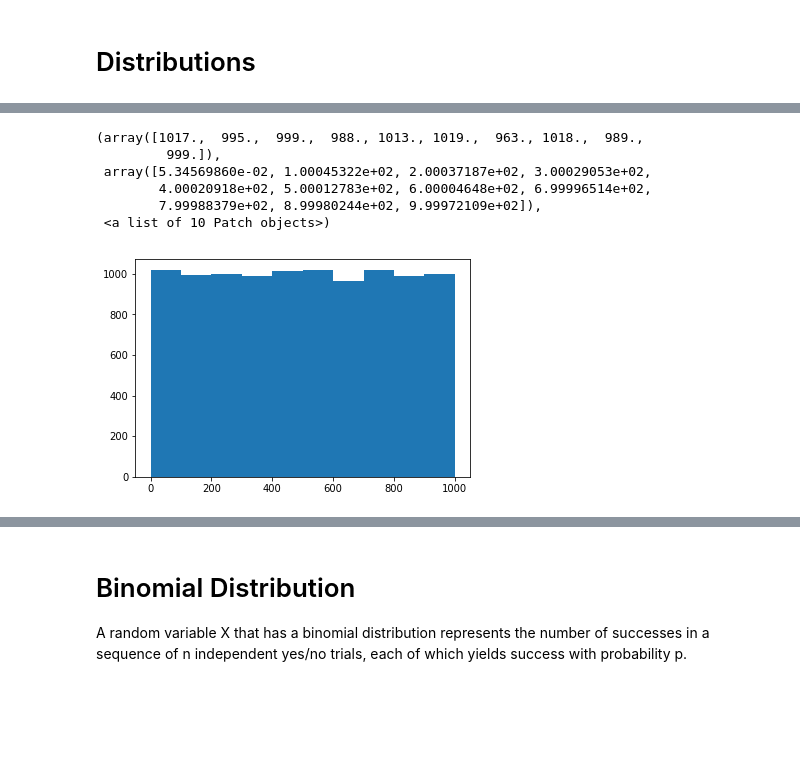
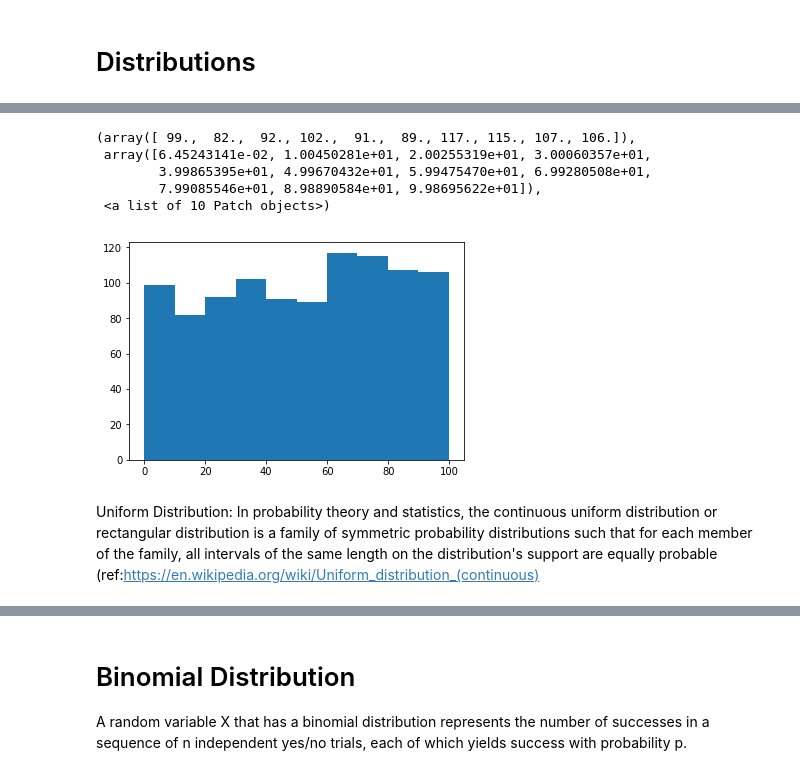
Before and after one commit to ClaireDrummond/Programming-for-Data-Analytics, a Jupyter notebook: Programming-for-Data-Analytics.ipynb, the cells around one changed output, grey strips where cells are left out. Cells and saved outputs as stored; diff of their text form; code cells hidden in the pictures; blank space fills up the shorter version.

Commit message:
Relooked at uniform and normal distribution

```diff
--- a/Programming-for-Data-Analytics.ipynb
+++ b/Programming-for-Data-Analytics.ipynb
@@ -220,15 +223,16 @@ array([2.36846389, 2.88670167, 2.31990062, 2.84033267, 2.18723148,
 # %%
 %matplotlib inline
 
 import matplotlib.pyplot as plt
 
-x = np.random.uniform(0, 1000, 10000)
+x = np.random.uniform(0, 100, 1000)
 plt.hist(x)
 # %% [output]
-(array([1017.,  995.,  999.,  988., 1013., 1019.,  963., 1018.,  989.,
-         999.]),
- array([5.34569860e-02, 1.00045322e+02, 2.00037187e+02, 3.00029053e+02,
-        4.00020918e+02, 5.00012783e+02, 6.00004648e+02, 6.99996514e+02,
-        7.99988379e+02, 8.99980244e+02, 9.99972109e+02]),
+(array([ 99.,  82.,  92., 102.,  91.,  89., 117., 115., 107., 106.]),
+ array([6.45243141e-02, 1.00450281e+01, 2.00255319e+01, 3.00060357e+01,
+        3.99865395e+01, 4.99670432e+01, 5.99475470e+01, 6.99280508e+01,
+        7.99085546e+01, 8.98890584e+01, 9.98695622e+01]),
  <a list of 10 Patch objects>)
-[figure, old version]
+[figure, new version]
+# %% [markdown]
+Uniform Distribution: In probability theory and statistics, the continuous uniform distribution or rectangular distribution is a family of symmetric probability distributions such that for each member of the family, all intervals of the same length on the distribution's support are equally probable (ref:https://en.wikipedia.org/wiki/Uniform_distribution_(continuous)
```
Also changed, not shown: parts of 29 cells of this notebook, 1 other file.
